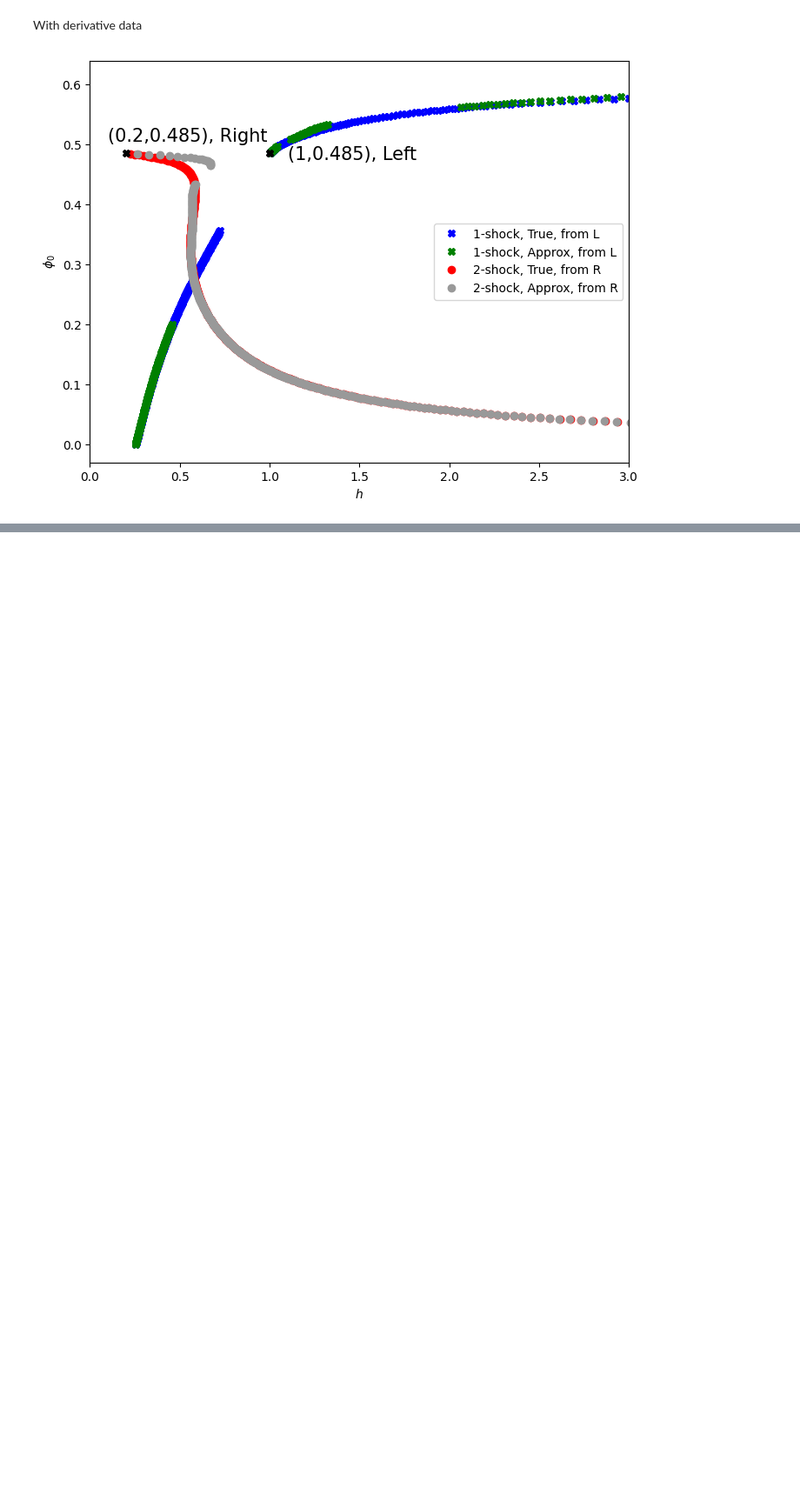
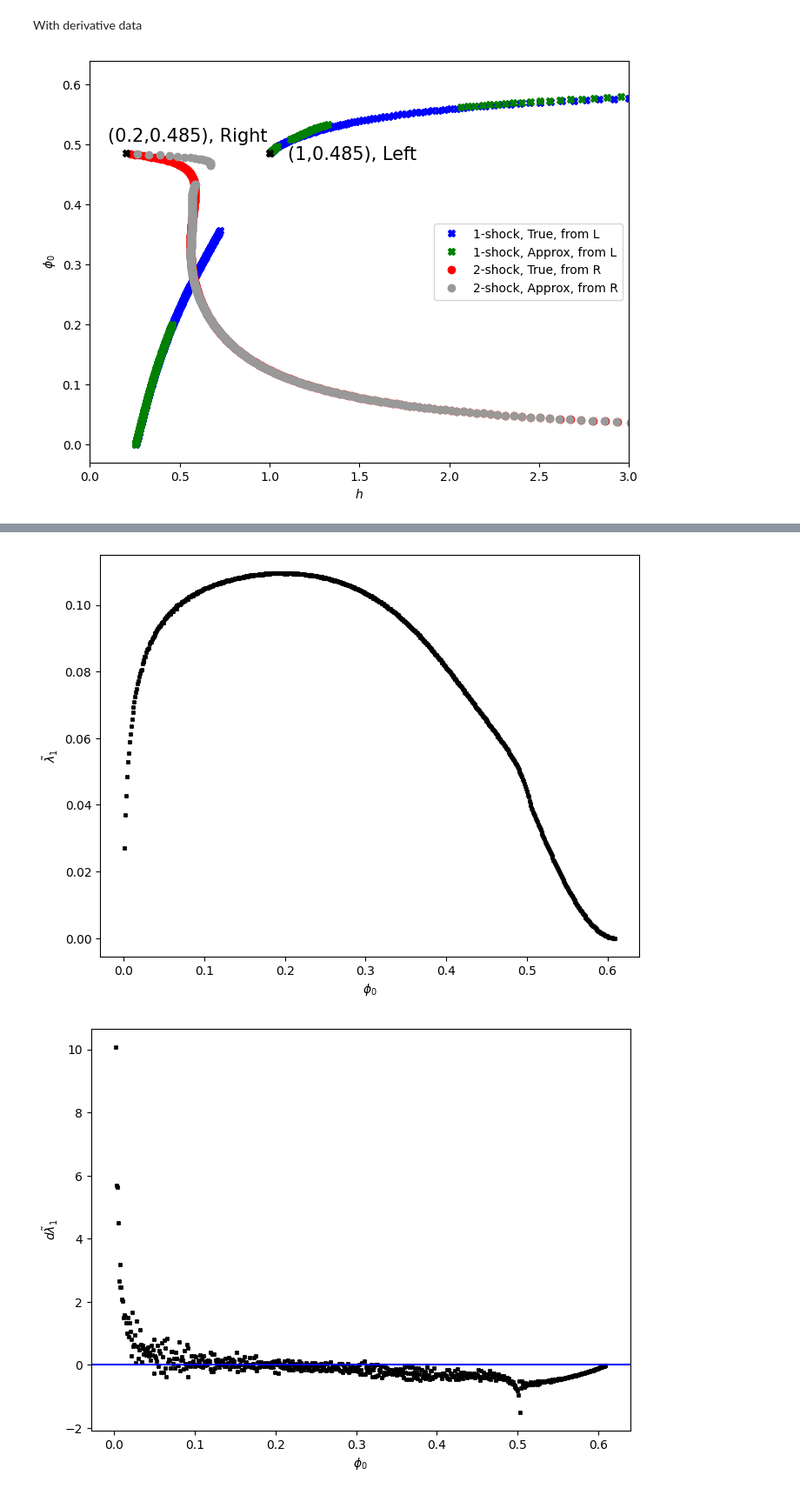
Before and after one commit to HK-Tan/Generic-Structural-Stability---Numerical-Simulations-for-Particle-Laden-Flow, a Jupyter notebook: PLF-Finalized.ipynb, the cells around one changed output, grey strips where cells are left out. Shown at 87% size. Saved outputs shown, nothing was run; the diff lists cells and outputs as text; code cells hidden in the pictures; blank space fills up the shorter version.

```diff
--- a/PLF-Finalized.ipynb
+++ b/PLF-Finalized.ipynb
@@ -1825,0 +1843,53 @@ plt.show()
+# %%
+phi_0stoplot = np.arange(0,611)[1:-1]*gap
+eigenval_1_sto = []
+eigenval_2_sto = []
+
+def eigenstate(phi_0given, ffun, gfun, fpfun, gpfun):
+  trace = 3*ffun(phi_0given) - phi_0given*fpfun(phi_0given) + gpfun(phi_0given)
+  det = 3*ffun(phi_0given)*gpfun(phi_0given) - 3*gfun(phi_0given)*fpfun(phi_0given)
+  # First entry - smaller eigenvalue; Second entry - larger eigenvalue
+  return (trace - (max(0,trace**2 - 4*det))**(1/2), trace + (max(0,trace**2 - 4*det))**(1/2))
+
+for p in phi_0stoplot:
+  eigenval_1_sto.append(eigenstate(p,ffluxfun,gfluxfun,fpfluxfun,gpfluxfun)[0])
+  eigenval_2_sto.append(eigenstate(p,ffluxfun,gfluxfun,fpfluxfun,gpfluxfun)[1])
+
+eigenval_1_sto = np.array(eigenval_1_sto)
+eigenval_2_sto = np.array(eigenval_2_sto)
+
+
+
+plt.figure(figsize = (8,6))
+plt.plot(phi_0stoplot, eigenval_1_sto, color = (0,0,0),  marker = 'X', ls='none', ms = 3)
+#plt.ylim([0.4,0.6])
+plt.xlabel(r'$\phi_0$')
+plt.ylabel(r'$\tilde{\lambda}_1$')
+plt.show()
+
+plt.figure(figsize = (8,6))
+plt.plot(phi_0stoplot[1:], 1/gap*(eigenval_1_sto[1:] - eigenval_1_sto[:-1]), color = (0,0,0),  marker = 'X', ls='none', ms = 3)
+#plt.ylim([0.4,0.6])
+plt.xlabel(r'$\phi_0$')
+plt.axhline(y=0, color='b', linestyle='-')
+plt.ylabel(r'$d\tilde{\lambda}_1$')
+plt.show()
+
+
+plt.figure(figsize = (8,6))
+plt.plot(phi_0stoplot, eigenval_2_sto, color = (0,0,0),  marker = 'X', ls='none', ms = 3)
+#plt.ylim([0.4,0.6])
+plt.xlabel(r'$\phi_0$')
+plt.ylabel(r'$\tilde{\lambda}_2$')
+plt.show()
+
+plt.figure(figsize = (8,6))
+plt.plot(phi_0stoplot[1:], 1/gap*(eigenval_2_sto[1:] - eigenval_2_sto[:-1]), color = (0,0,0),  marker = 'X', ls='none', ms = 3)
+#plt.ylim([0.4,0.6])
+plt.xlabel(r'$\phi_0$')
+plt.axhline(y=0, color='b', linestyle='-')
+plt.ylabel(r'$d\tilde{\lambda}_2$')
+plt.show()
+# %% [output]
+[figure, added]
+[figure, added]
```
Also changed, not shown: parts of 10 cells of this notebook, 2 other files.
